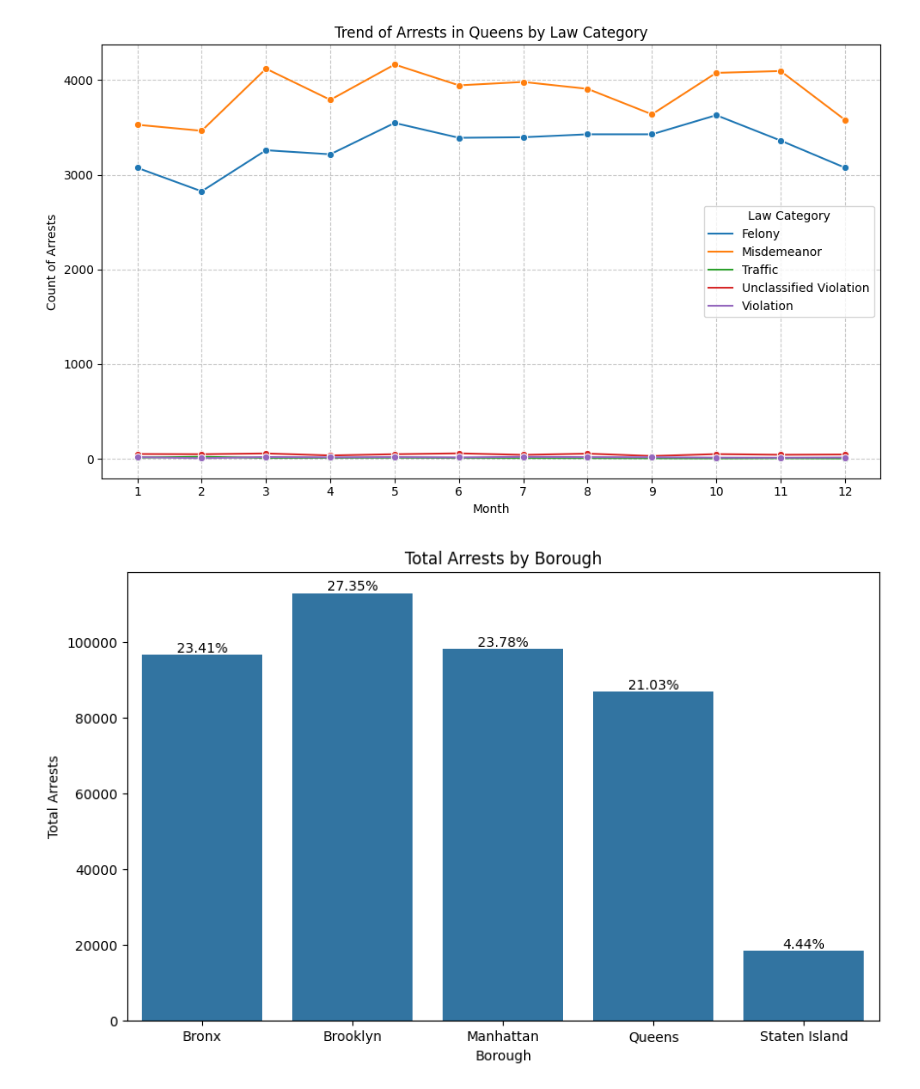
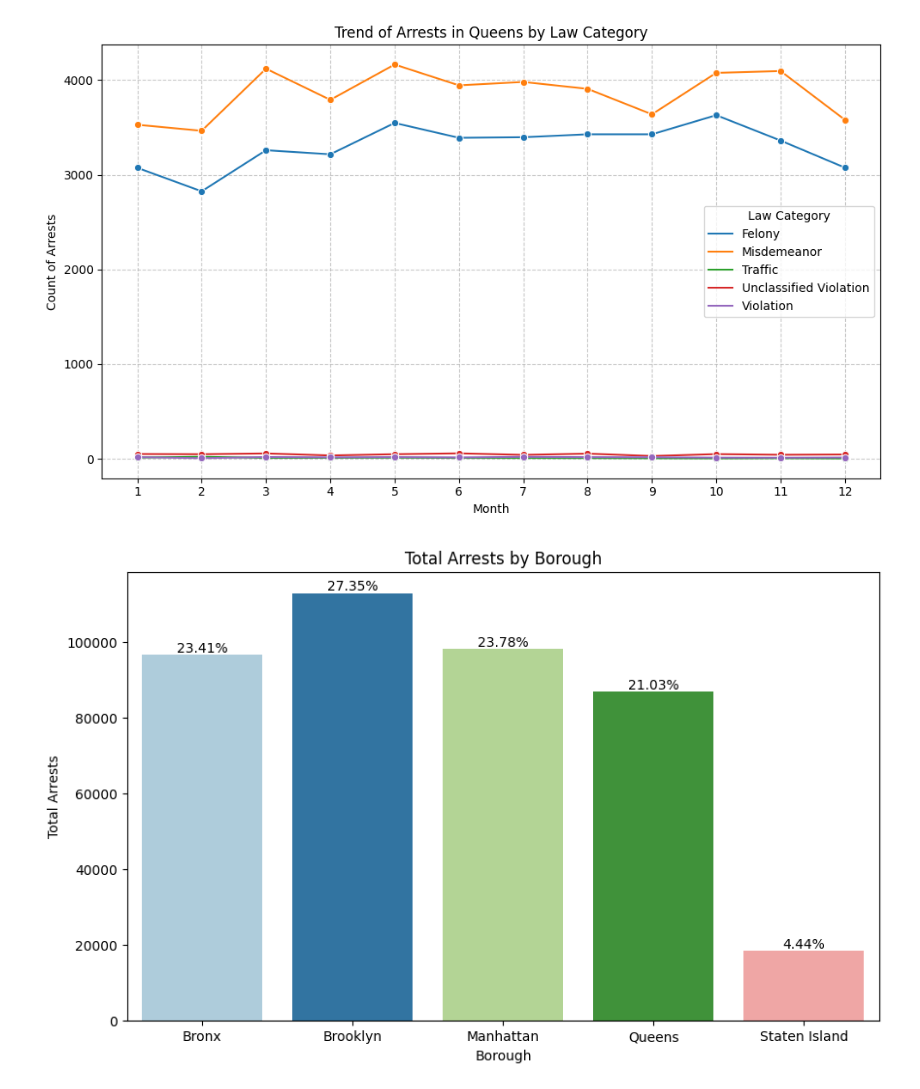
Before and after one commit to CarlosGG18/NYPD-Arrest-Analysis, a Jupyter notebook: 2022-2023 EDA.ipynb, the cells around one changed output. Drawn from its saved outputs; the diff is of its cells as text; code cells hidden in the pictures.

```diff
--- a/EDA.ipynb
+++ b/2022-2023 EDA.ipynb
@@ -161,18 +161,18 @@ plt.show()
 # %%
 arrests_by_borough = df.groupby('ARREST_BORO').size().reset_index(name='Total_Arrests')
 plt.figure(figsize=(10,6))
 total_count = arrests_by_borough['Total_Arrests'].sum()
-ax = sns.barplot(data= arrests_by_borough, x='ARREST_BORO', y='Total_Arrests')
+ax = sns.barplot(data= arrests_by_borough, x='ARREST_BORO', y='Total_Arrests',palette='Paired')
 for p in ax.patches:
     percentage = (p.get_height() / total_count) * 100
     ax.annotate(f'{percentage:.2f}%', (p.get_x() + p.get_width() / 2., p.get_height()),
                 ha='center', va='center', fontsize=10, color='black', xytext=(0, 5),
                 textcoords='offset points')
 
 
 plt.title('Total Arrests by Borough')
 plt.xlabel('Borough')
 plt.ylabel('Total Arrests')
 plt.show()
 # %% [output]
-[figure, old version]
+[figure, new version]
```
